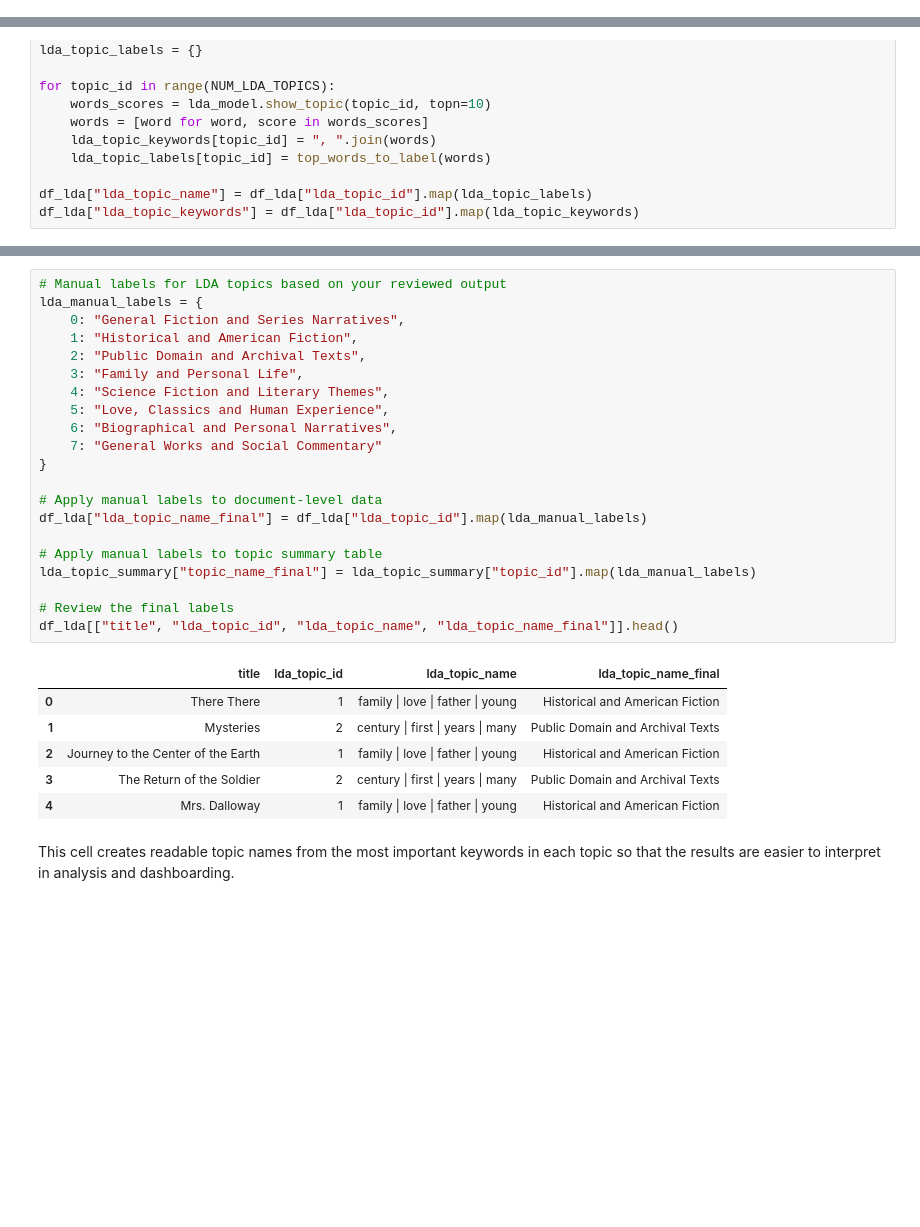
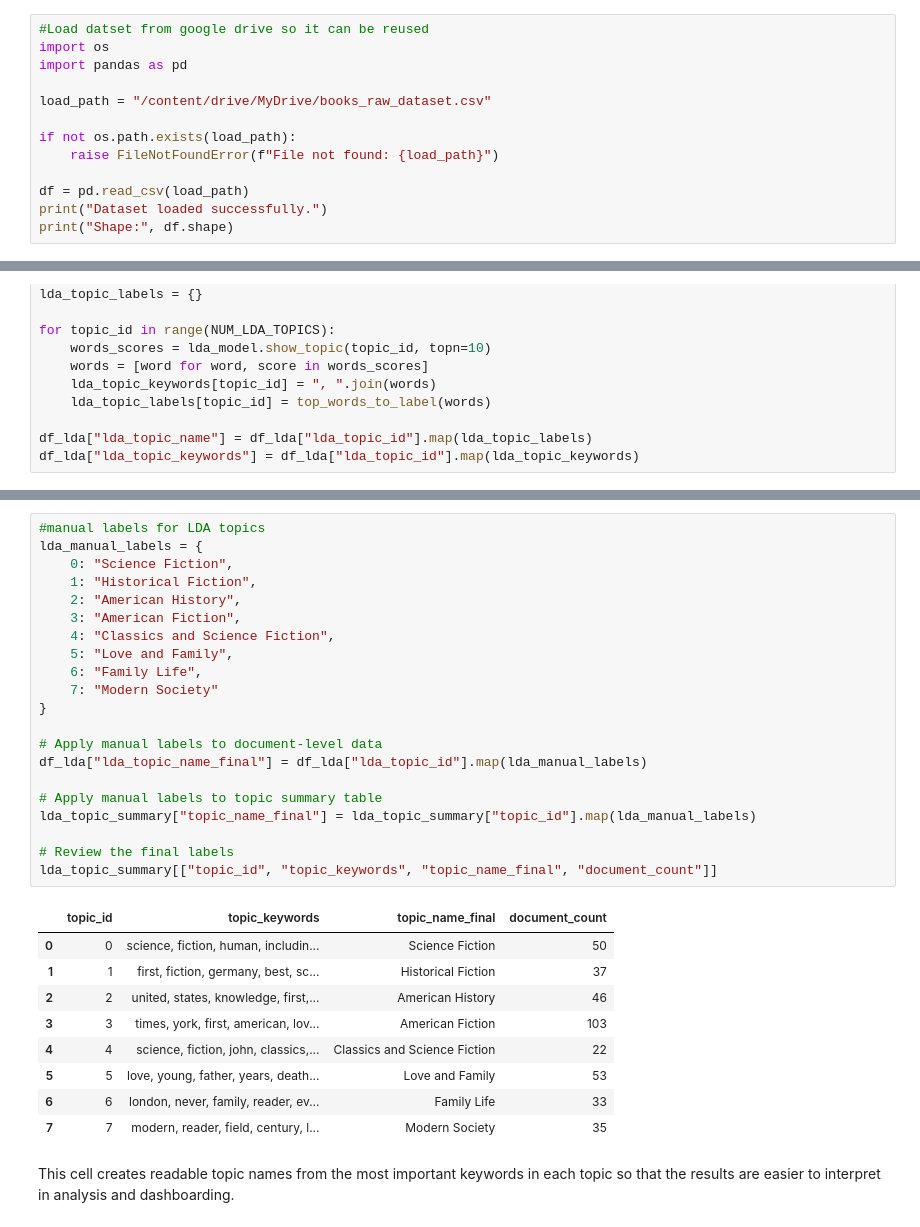
Before and after one commit to Elinab04/Book-Analysis, a Jupyter notebook: Book_Analysis.ipynb, the cells around one changed output, grey strips where cells are left out. Drawn from its saved outputs; the diff is of its cells as text; blank space fills up the shorter version.

```diff
--- a/Book_Analysis.ipynb
+++ b/Book_Analysis.ipynb
@@ -279,0 +293,13 @@ This cell reloads the saved dataset and checks its size, structure, and columns
+# %%
+#Load datset from google drive so it can be reused
+import os
+import pandas as pd
+
+load_path = "/content/drive/MyDrive/books_raw_dataset.csv"
+
+if not os.path.exists(load_path):
+    raise FileNotFoundError(f"File not found: {load_path}")
+
+df = pd.read_csv(load_path)
+print("Dataset loaded successfully.")
+print("Shape:", df.shape)
@@ -651,31 +680,34 @@ lda_topic_summary
 # %%
-# Manual labels for LDA topics based on your reviewed output
+#manual labels for LDA topics
 lda_manual_labels = {
-    0: "General Fiction and Series Narratives",
-    1: "Historical and American Fiction",
-    2: "Public Domain and Archival Texts",
-    3: "Family and Personal Life",
-    4: "Science Fiction and Literary Themes",
-    5: "Love, Classics and Human Experience",
-    6: "Biographical and Personal Narratives",
-    7: "General Works and Social Commentary"
+    0: "Science Fiction",
+    1: "Historical Fiction",
+    2: "American History",
+    3: "American Fiction",
+    4: "Classics and Science Fiction",
+    5: "Love and Family",
+    6: "Family Life",
+    7: "Modern Society"
 }
 
 # Apply manual labels to document-level data
 df_lda["lda_topic_name_final"] = df_lda["lda_topic_id"].map(lda_manual_labels)
 
 # Apply manual labels to topic summary table
 lda_topic_summary["topic_name_final"] = lda_topic_summary["topic_id"].map(lda_manual_labels)
 
 # Review the final labels
-df_lda[["title", "lda_topic_id", "lda_topic_name", "lda_topic_name_final"]].head()
+lda_topic_summary[["topic_id", "topic_keywords", "topic_name_final", "document_count"]]
 # %% [output]
-|  | title | lda_topic_id | lda_topic_name | lda_topic_name_final |
-| 0 | There There | 1 | family | love | father | young | Historical and American Fiction |
-| 1 | Mysteries | 2 | century | first | years | many | Public Domain and Archival Texts |
-| 2 | Journey to the Center of the Earth | 1 | family | love | father | young | Historical and American Fiction |
-| 3 | The Return of the Soldier | 2 | century | first | years | many | Public Domain and Archival Texts |
-| 4 | Mrs. Dalloway | 1 | family | love | father | young | Historical and American Fiction |
+|  | topic_id | topic_keywords | topic_name_final | document_count |
+| 0 | 0 | science, fiction, human, includin... | Science Fiction | 50 |
+| 1 | 1 | first, fiction, germany, best, sc... | Historical Fiction | 37 |
+| 2 | 2 | united, states, knowledge, first,... | American History | 46 |
+| 3 | 3 | times, york, first, american, lov... | American Fiction | 103 |
+| 4 | 4 | science, fiction, john, classics,... | Classics and Science Fiction | 22 |
+| 5 | 5 | love, young, father, years, death... | Love and Family | 53 |
+| 6 | 6 | london, never, family, reader, ev... | Family Life | 33 |
+| 7 | 7 | modern, reader, field, century, l... | Modern Society | 35 |
 # %% [markdown]
 This cell creates readable topic names from the most important keywords in each topic so that the results are easier to interpret in analysis and dashboarding.
 # %%
```
Also changed, not shown: parts of 67 cells of this notebook.
